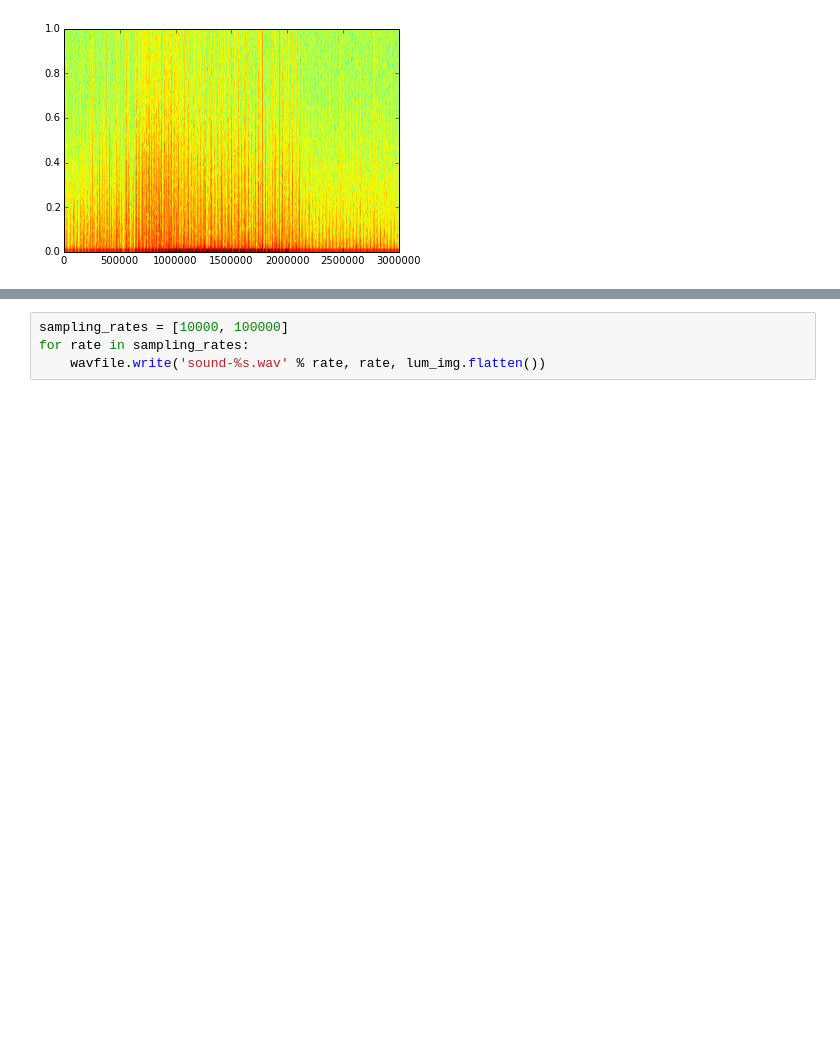
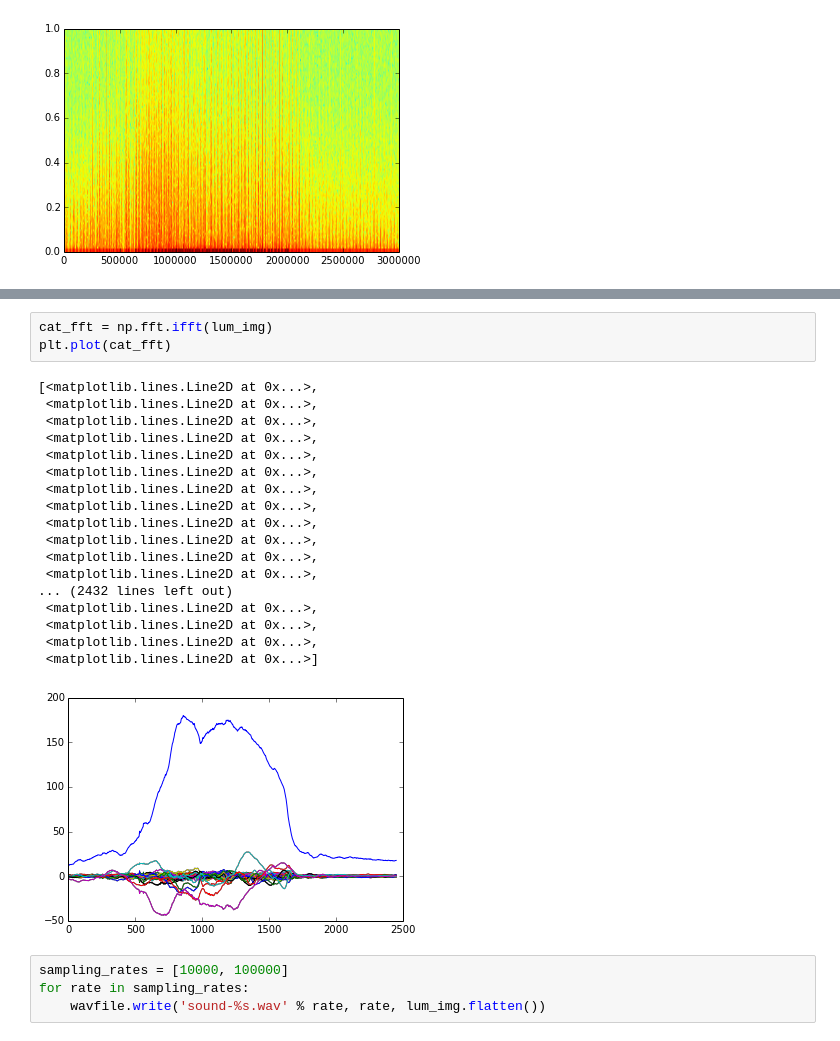
Before and after one commit to amygdalama/furrier-transform, a Jupyter notebook: furrier-transform.ipynb, the cells around one changed output, grey strips where cells are left out. Saved outputs shown, nothing was run; the diff lists cells and outputs as text; blank space fills up the shorter version.

```diff
--- a/cats-meow.ipynb
+++ b/furrier-transform.ipynb
@@ -51,3 +56,25 @@ sgram = plt.specgram(lum_img.flatten())
+# %%
+cat_fft = np.fft.ifft(lum_img)
+plt.plot(cat_fft)
+# %% [output]
+[<matplotlib.lines.Line2D at 0x...>,
+ <matplotlib.lines.Line2D at 0x...>,
+ <matplotlib.lines.Line2D at 0x...>,
+ <matplotlib.lines.Line2D at 0x...>,
+ <matplotlib.lines.Line2D at 0x...>,
+ <matplotlib.lines.Line2D at 0x...>,
+ <matplotlib.lines.Line2D at 0x...>,
+ <matplotlib.lines.Line2D at 0x...>,
+ <matplotlib.lines.Line2D at 0x...>,
+ <matplotlib.lines.Line2D at 0x...>,
+ <matplotlib.lines.Line2D at 0x...>,
+ <matplotlib.lines.Line2D at 0x...>,
+... (2432 lines left out)
+ <matplotlib.lines.Line2D at 0x...>,
+ <matplotlib.lines.Line2D at 0x...>,
+ <matplotlib.lines.Line2D at 0x...>,
+ <matplotlib.lines.Line2D at 0x...>]
+[figure, added]
 # %%
 sampling_rates = [10000, 100000]
 for rate in sampling_rates:
```
Also changed, not shown: parts of 1 cell of this notebook.
